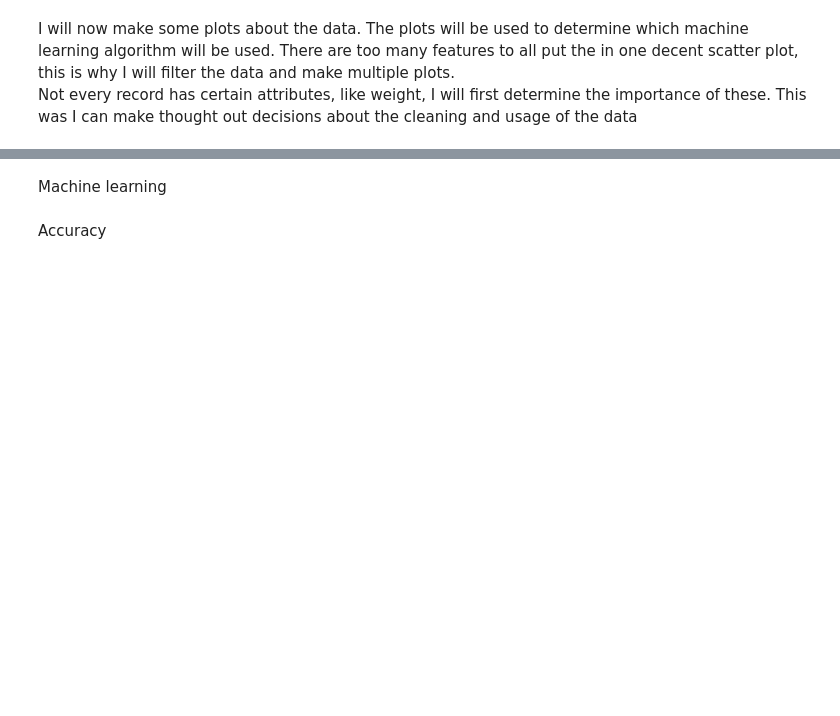
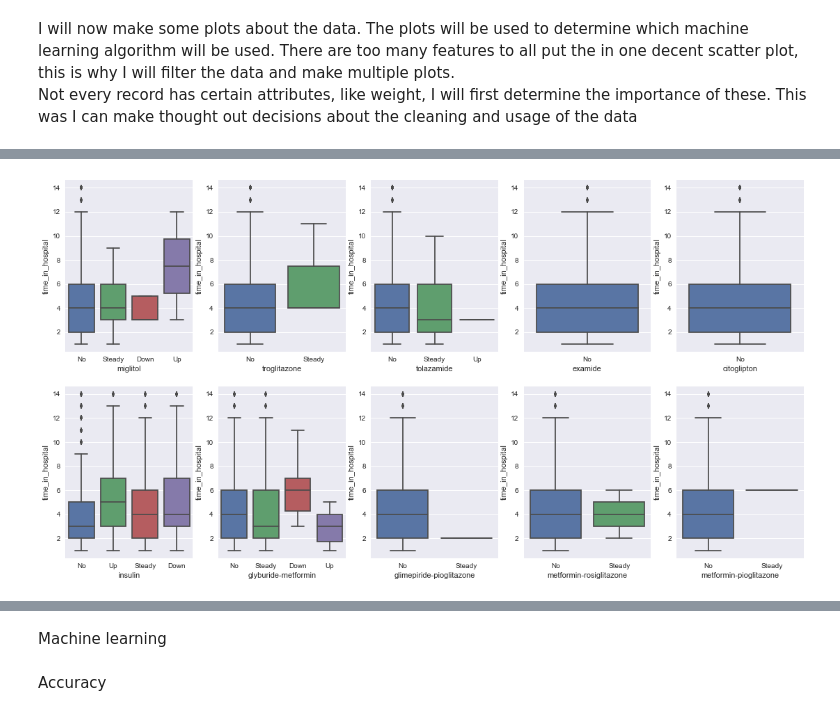
Before and after one commit to ubaer/ADS-ML, a Jupyter notebook: Miniproject/ML_Miniproject_Kevin_Jetten.ipynb, the cells around one changed output, grey strips where cells are left out. Cells and saved outputs as stored; diff of their text form; code cells hidden in the pictures; blank space fills up the shorter version.

```diff
--- a/Miniproject/ML_Miniproject_Kevin_Jetten.ipynb
+++ b/Miniproject/ML_Miniproject_Kevin_Jetten.ipynb
@@ -100,0 +145,39 @@ plt.show()
+# %%
+matplotlib.rcParams['figure.figsize'] = 19,10
+second_group_medicine = pd.DataFrame(
+    {'time_in_hospital': data['time_in_hospital'], 'miglitol': data['miglitol'], 'troglitazone': data['troglitazone'],
+     'tolazamide': data['tolazamide'],
+     'examide': data['examide'], 'citoglipton': data['citoglipton'], 'insulin': data['insulin'],
+     'glyburide-metformin': data['glyburide-metformin'], 'glipizide-metformin': data['glipizide-metformin'],
+     'glimepiride-pioglitazone': data['glimepiride-pioglitazone'],
+     'metformin-rosiglitazone': data['metformin-rosiglitazone'],
+     'metformin-pioglitazone': data['metformin-pioglitazone'] })
+
+gs = gridspec.GridSpec(2, 5)
+
+pl.figure()
+ax1 = pl.subplot(gs[0, 0])
+ax2 = pl.subplot(gs[0, 1])
+ax3 = pl.subplot(gs[0, 2])
+ax4 = pl.subplot(gs[0, 3])
+ax5 = pl.subplot(gs[0, 4])
+ax6 = pl.subplot(gs[1, 0])
+ax7 = pl.subplot(gs[1, 1])
+ax8 = pl.subplot(gs[1, 2])
+ax9 = pl.subplot(gs[1, 3])
+ax10 = pl.subplot(gs[1, 4])
+
+sns.boxplot(x="miglitol", y="time_in_hospital", data=second_group_medicine, ax=ax1)
+sns.boxplot(x="troglitazone", y="time_in_hospital", data=second_group_medicine, ax=ax2)
+sns.boxplot(x="tolazamide", y="time_in_hospital", data=second_group_medicine, ax=ax3)
+sns.boxplot(x="examide", y="time_in_hospital", data=second_group_medicine, ax=ax4)
+sns.boxplot(x="citoglipton", y="time_in_hospital", data=second_group_medicine, ax=ax5)
+sns.boxplot(x="insulin", y="time_in_hospital", data=second_group_medicine, ax=ax6)
+sns.boxplot(x="glyburide-metformin", y="time_in_hospital", data=second_group_medicine, ax=ax7)
+sns.boxplot(x="glimepiride-pioglitazone", y="time_in_hospital", data=second_group_medicine, ax=ax8)
+sns.boxplot(x="metformin-rosiglitazone", y="time_in_hospital", data=second_group_medicine, ax=ax9)
+sns.boxplot(x="metformin-pioglitazone", y="time_in_hospital", data=second_group_medicine, ax=ax10)
+
+plt.show()
+# %% [output]
+[figure, added]
```
Also changed, not shown: parts of 9 cells of this notebook.
